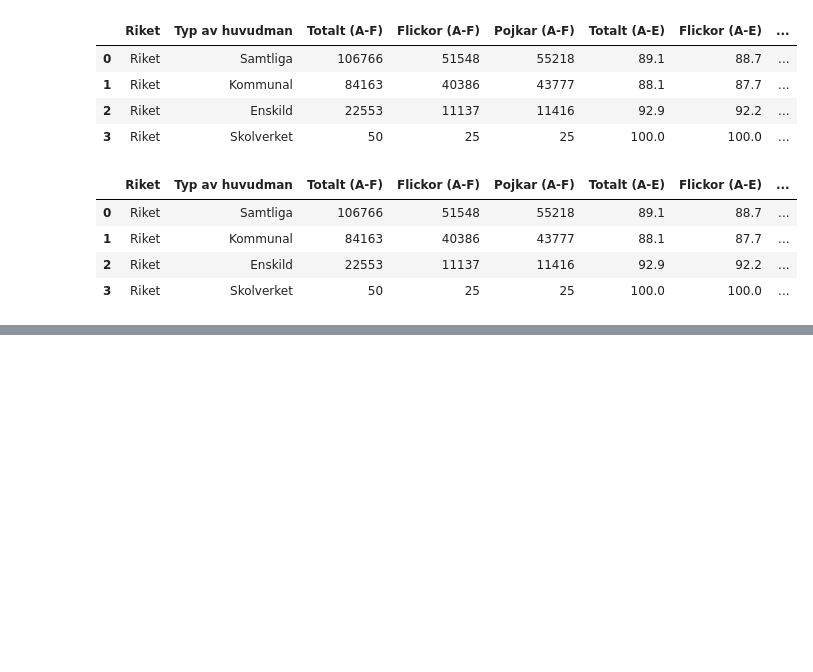
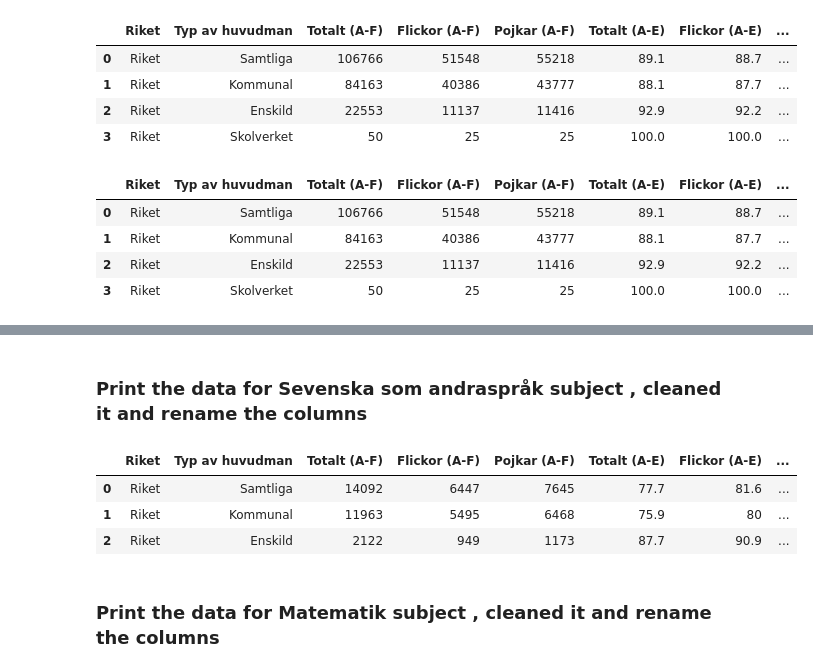
Before and after one commit to mosendamnit/Python-Muhsin-Ahmad-OPA23, a Jupyter notebook: Lab2/Uppgift_0/lab2.ipynb, the cells around one changed output, grey strips where cells are left out. Drawn from its saved outputs; the diff is of its cells as text; code cells hidden in the pictures; blank space fills up the shorter version.

```diff
--- a/Lab2/Uppgift_0/lab2.ipynb
+++ b/Lab2/Uppgift_0/lab2.ipynb
@@ -119,0 +148,27 @@ df_fått_F
+# %% [markdown]
+### Print the data for Sevenska som andraspråk subject , cleaned it and rename the columns
+# %%
+import pandas as pd
+import numpy as np
+import matplotlib as plt
+
+
+df_skola = pd.read_excel("../Uppgift_0/riket2023_åk9_np.xlsx", sheet_name= "Svenska som andraspråk" , skiprows=8)
+
+column_rename = {df_skola.columns[2]: "Totalt (A-F)" , df_skola.columns[3]: "Flickor (A-F)" , df_skola.columns[4]: "Pojkar (A-F)" , df_skola.columns[5]: "Totalt (A-E)" , df_skola.columns[6]: "Flickor (A-E)" , df_skola.columns[7]: "Pojkar (A-E)", df_skola.columns[8]: "Totalt (Poäng)" , df_skola.columns[9]: "Flickor (Poäng)" , df_skola.columns[10]: "Pojkar (Poäng)"}
+
+df_skola = df_skola.rename(columns=column_rename)
+
+# SSAS mean Svenska som andraspråk
+df_skola_SSAS = df_skola
+
+df_skola_SSAS = df_skola_SSAS.drop(3)
+
+df_skola_SSAS
+# %% [output]
+|  | Riket | Typ av huvudman | Totalt (A-F) | Flickor (A-F) | Pojkar (A-F) | Totalt (A-E) | Flickor (A-E) | ... |
+| 0 | Riket | Samtliga | 14092 | 6447 | 7645 | 77.7 | 81.6 | ... |
+| 1 | Riket | Kommunal | 11963 | 5495 | 6468 | 75.9 | 80 | ... |
+| 2 | Riket | Enskild | 2122 | 949 | 1173 | 87.7 | 90.9 | ... |
+# %% [markdown]
+### Print the data for Matematik subject , cleaned it and rename the columns
```
Also changed, not shown: parts of 14 cells of this notebook.
